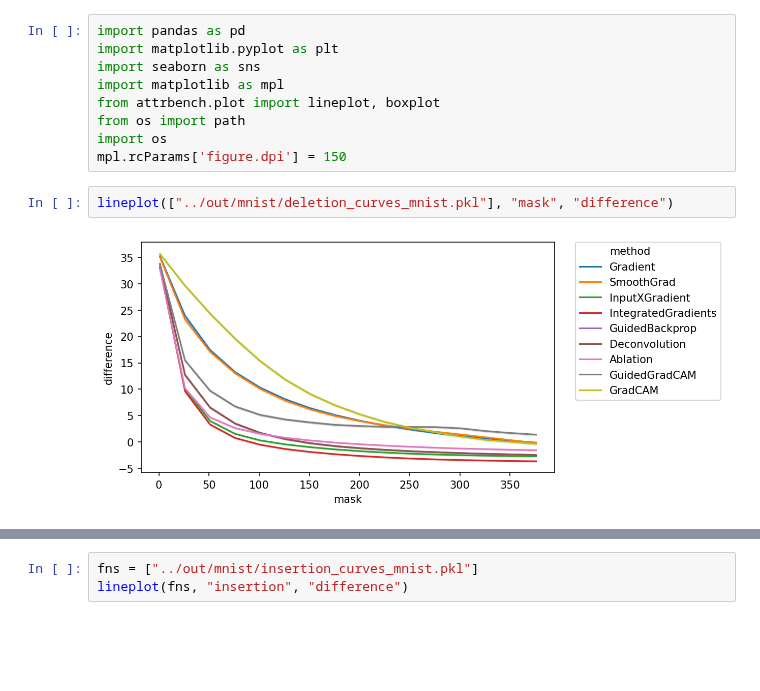
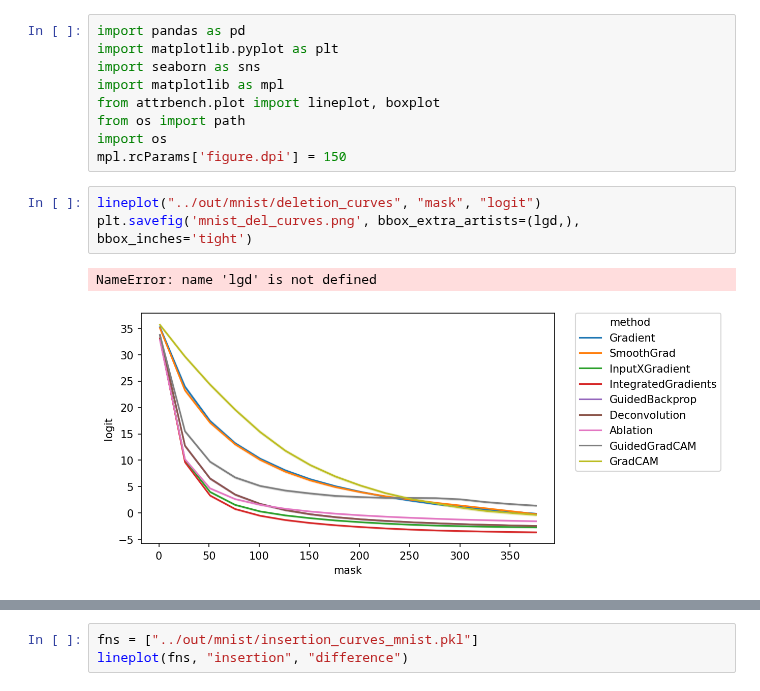
Before and after one commit to arnegevaert/benchmark, a Jupyter notebook: sandbox/plot_result.ipynb, the cells around one changed output, grey strips where cells are left out. Cells and saved outputs as stored; diff of their text form; blank space fills up the shorter version.

Commit message:
result class for deletion curves

```diff
--- a/sandbox/plot_result.ipynb
+++ b/sandbox/plot_result.ipynb
@@ -15,10 +15,12 @@ from attrbench.plot import lineplot, boxplot
 from os import path
 import os
 mpl.rcParams['figure.dpi'] = 150
-# %%
-lineplot(["../out/mnist/deletion_curves_mnist.pkl"], "mask", "difference")
-# %% [output]
-[figure, removed]
+# %%
+lineplot("../out/mnist/deletion_curves", "mask", "logit")
+plt.savefig('mnist_del_curves.png', bbox_extra_artists=(lgd,), bbox_inches='tight')
+# %% [output]
+NameError: name 'lgd' is not defined
+[figure, added]
 # %%
 import json
 args = json.load(open("../out/mnist/deletion_curves_mnist_args.json", "r"))
```
Also changed, not shown: parts of 2 cells of this notebook, 3 other files.
